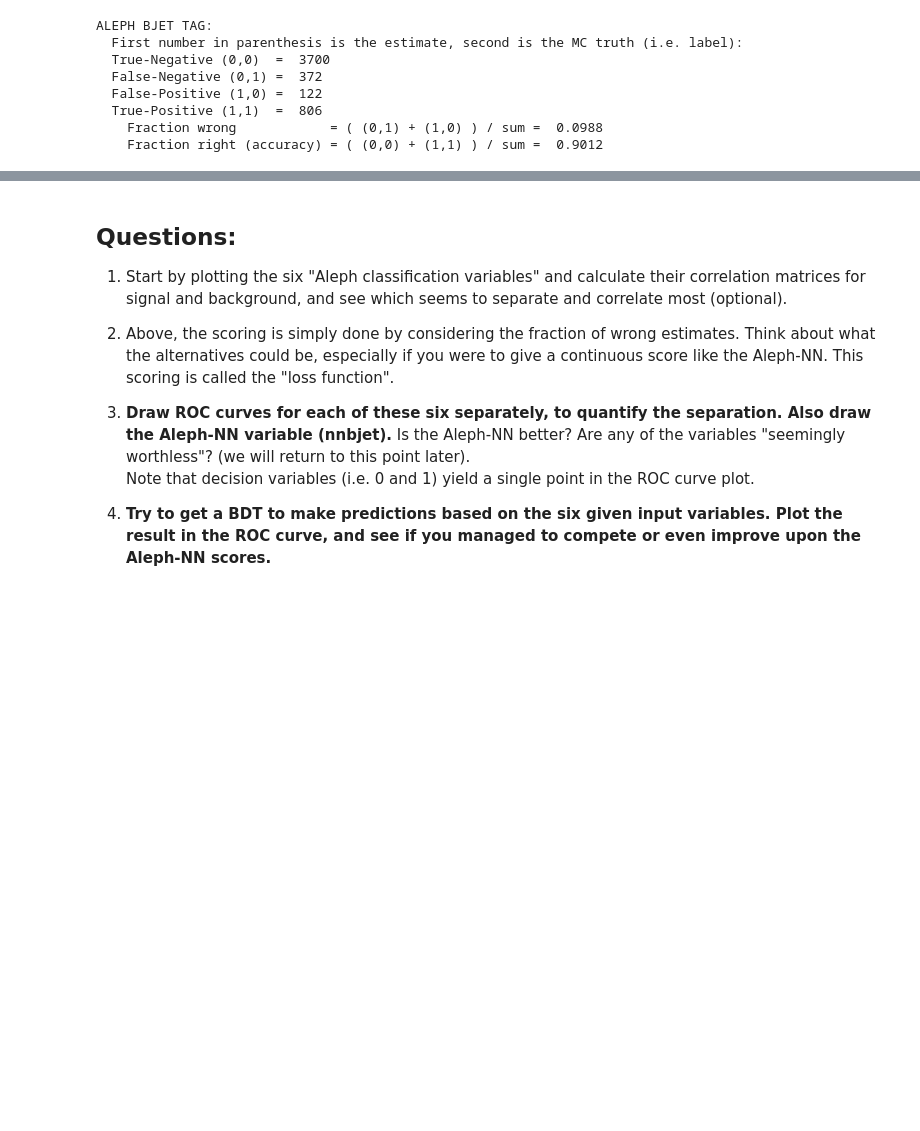
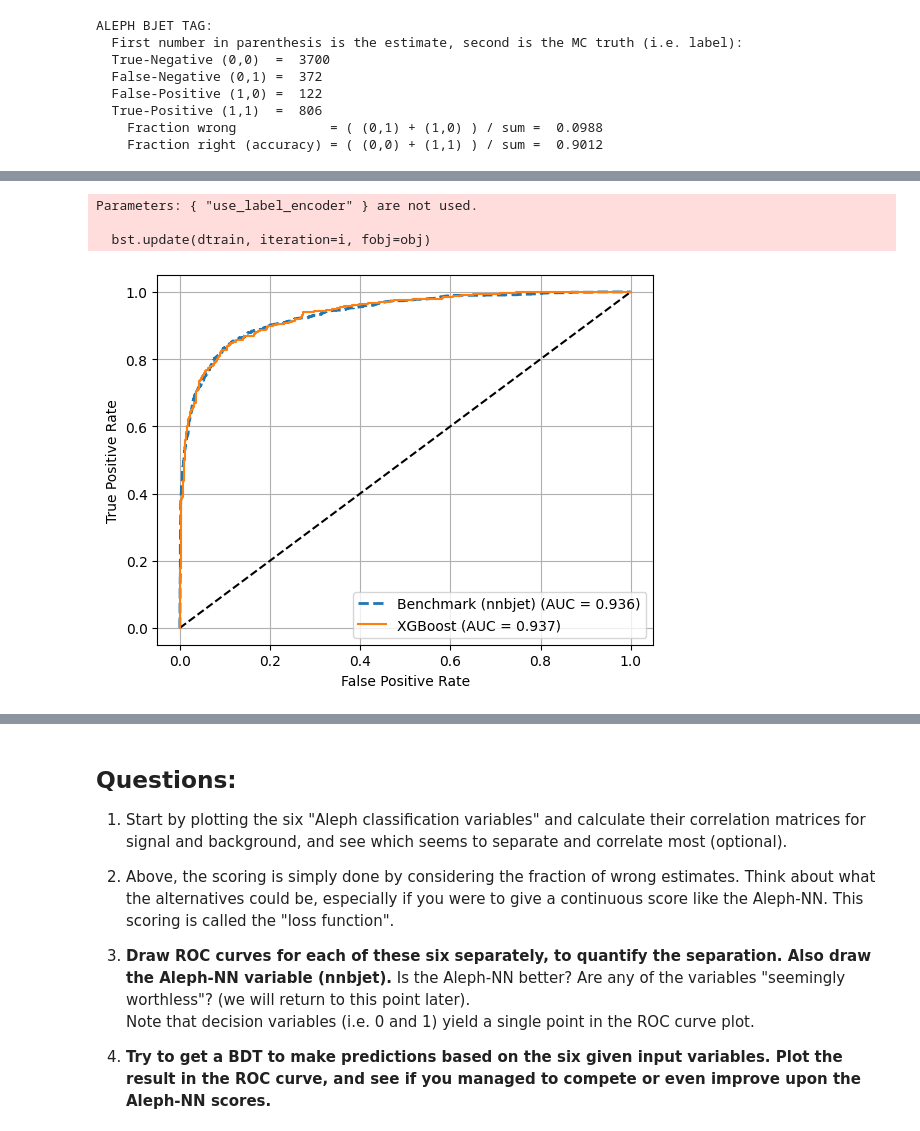
Before and after one commit to J04n04/AppliedML2026, a Jupyter notebook: Week1/BjetSelection_original.ipynb, the cells around one changed output, grey strips where cells are left out. Cells and saved outputs as stored; diff of their text form; code cells hidden in the pictures; blank space fills up the shorter version.

```diff
--- a/Week1/BjetSelection_original.ipynb
+++ b/Week1/BjetSelection_original.ipynb
@@ -193,0 +267,38 @@ ALEPH BJET TAG:
+# %%
+from xgboost import XGBClassifier
+
+xgb = XGBClassifier(
+    n_estimators=100,
+    learning_rate=0.2,
+    max_depth=2,
+    subsample=0.8,
+    colsample_bytree=0.8,
+    eval_metric='logloss',
+    use_label_encoder=False,
+    random_state=42
+)
+
+xgb.fit(X_train, y_train)
+y_score_xgb = xgb.predict_proba(X_test)[:, 1]
+
+fpr_xgb, tpr_xgb, _ = roc_curve(y_test, y_score_xgb)
+auc_xgb = auc(fpr_xgb, tpr_xgb)
+
+plt.plot(fpr_bench, tpr_bench,
+         linestyle='--',
+         linewidth=2,
+         label=f"Benchmark (nnbjet) (AUC = {auc_bench:.3f})")
+plt.plot([0, 1], [0, 1], 'k--')
+
+plt.plot(fpr_xgb, tpr_xgb, label=f"XGBoost (AUC = {auc_xgb:.3f})")
+
+plt.xlabel("False Positive Rate")
+plt.ylabel("True Positive Rate")
+plt.legend()
+plt.grid()
+plt.show()
+# %% [output]
+Parameters: { "use_label_encoder" } are not used.
+
+  bst.update(dtrain, iteration=i, fobj=obj)
+[figure, added]
```
Also changed, not shown: parts of 8 cells of this notebook.
